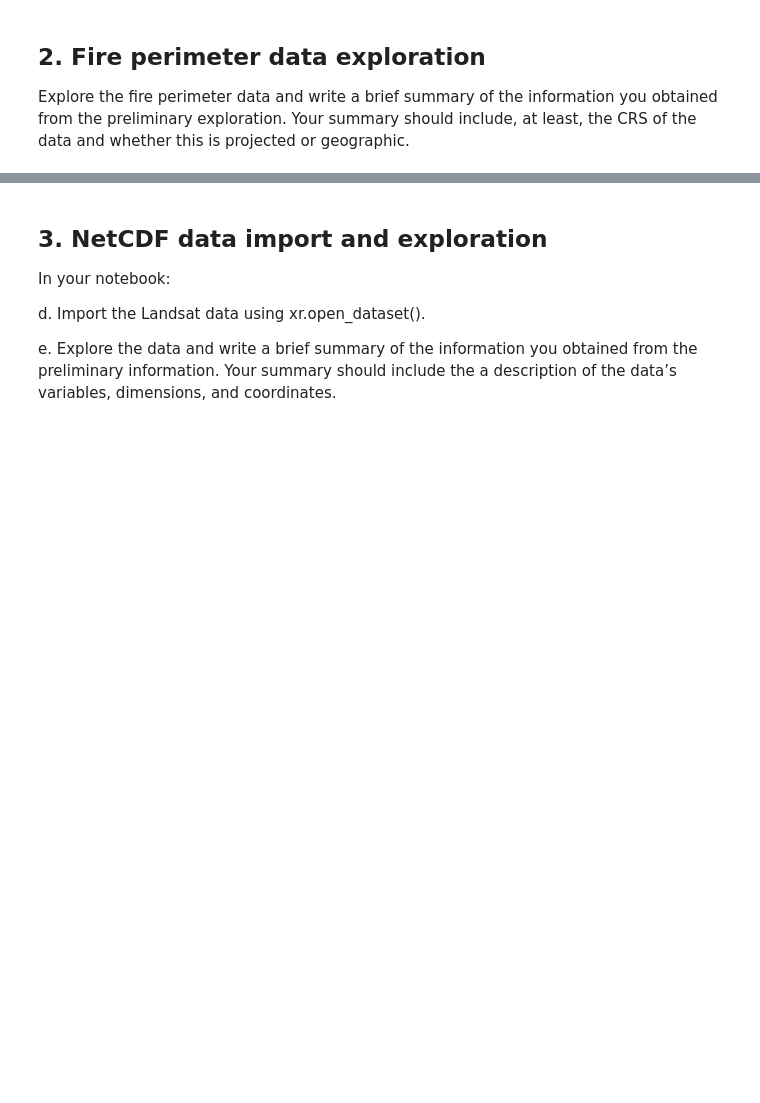
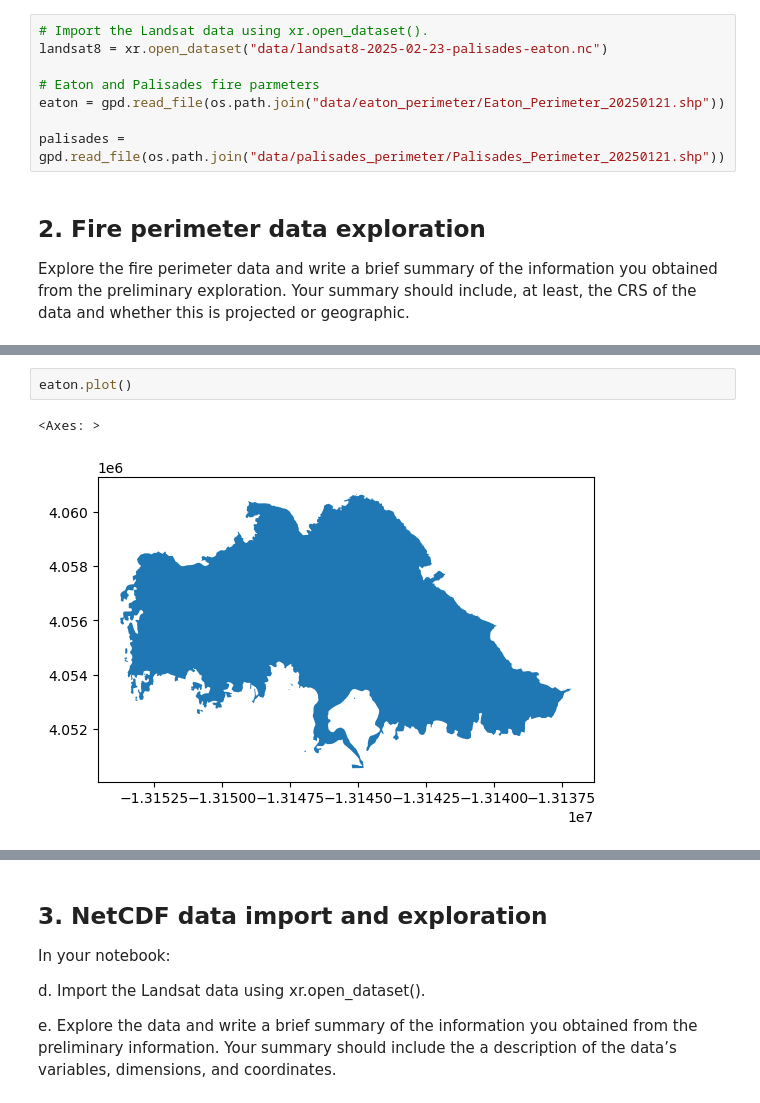
Before and after one commit to IIDonaji/eds220-hwk4, a Jupyter notebook: hwk4-task2-false-color-Medrano.ipynb, the cells around one changed output, grey strips where cells are left out. Drawn from its saved outputs; the diff is of its cells as text; blank space fills up the shorter version.

Commit message:
prelinary exploratory analysis for fire perimeters and NetCDF datasets.

```diff
--- a/hwk4-task2-false-color-Medrano.ipynb
+++ b/hwk4-task2-false-color-Medrano.ipynb
@@ -36,5 +42,13 @@ import geopandas as gpd
 # %% [markdown]
 # Import Data
+# %%
+# Import the Landsat data using xr.open_dataset().
+landsat8 = xr.open_dataset("data/landsat8-2025-02-23-palisades-eaton.nc")
+
+# Eaton and Palisades fire parmeters
+eaton = gpd.read_file(os.path.join("data/eaton_perimeter/Eaton_Perimeter_20250121.shp"))
+
+palisades = gpd.read_file(os.path.join("data/palisades_perimeter/Palisades_Perimeter_20250121.shp"))
 # %% [markdown]
 ## 2. Fire perimeter data exploration
 Explore the fire perimeter data and write a brief summary of the information you obtained from the preliminary exploration. Your summary should include, at least, the CRS of the data and whether this is projected or geographic.
@@ -40,0 +93,5 @@ Explore the fire perimeter data and write a brief summary of the information you
+# %%
+eaton.plot()
+# %% [output]
+<Axes: >
+[figure, added]
```
Also changed, not shown: parts of 14 cells of this notebook.
